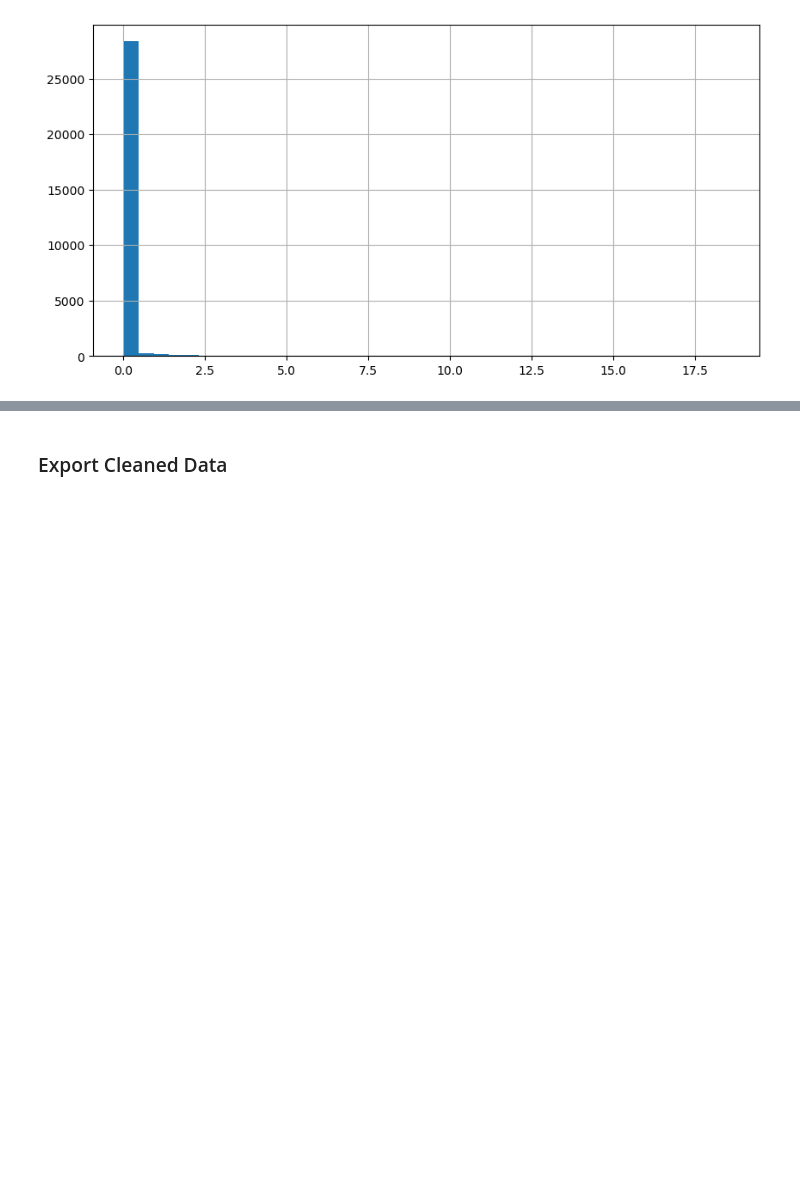
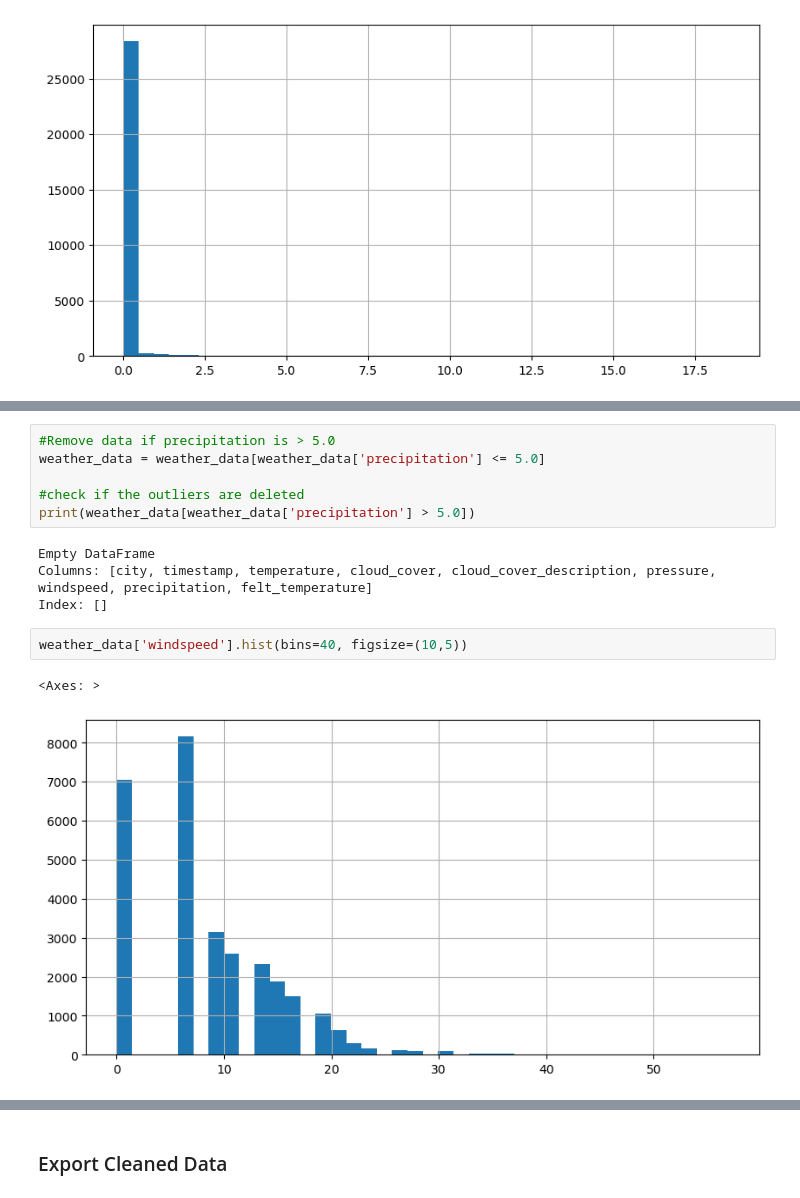
Before and after one commit to angfe/TheOptimizers, a Jupyter notebook: 01_Data_Preparation.ipynb, the cells around one changed output, grey strips where cells are left out. Saved outputs shown, nothing was run; the diff lists cells and outputs as text; blank space fills up the shorter version.

Commit message:
deleted outliers in weather_data (precipitation, windspeed, pressure)

```diff
--- a/01_Data_Preparation.ipynb
+++ b/01_Data_Preparation.ipynb
@@ -907,0 +908,15 @@ print(weather_data[weather_data['precipitation'] > 7.5])
+# %%
+#Remove data if precipitation is > 5.0
+weather_data = weather_data[weather_data['precipitation'] <= 5.0]
+
+#check if the outliers are deleted
+print(weather_data[weather_data['precipitation'] > 5.0])
+# %% [output]
+Empty DataFrame
+Columns: [city, timestamp, temperature, cloud_cover, cloud_cover_description, pressure, windspeed, precipitation, felt_temperature]
+Index: []
+# %%
+weather_data['windspeed'].hist(bins=40, figsize=(10,5))
+# %% [output]
+<Axes: >
+[figure, added]
```
Also changed, not shown: parts of 8 cells of this notebook, 2 other files.
